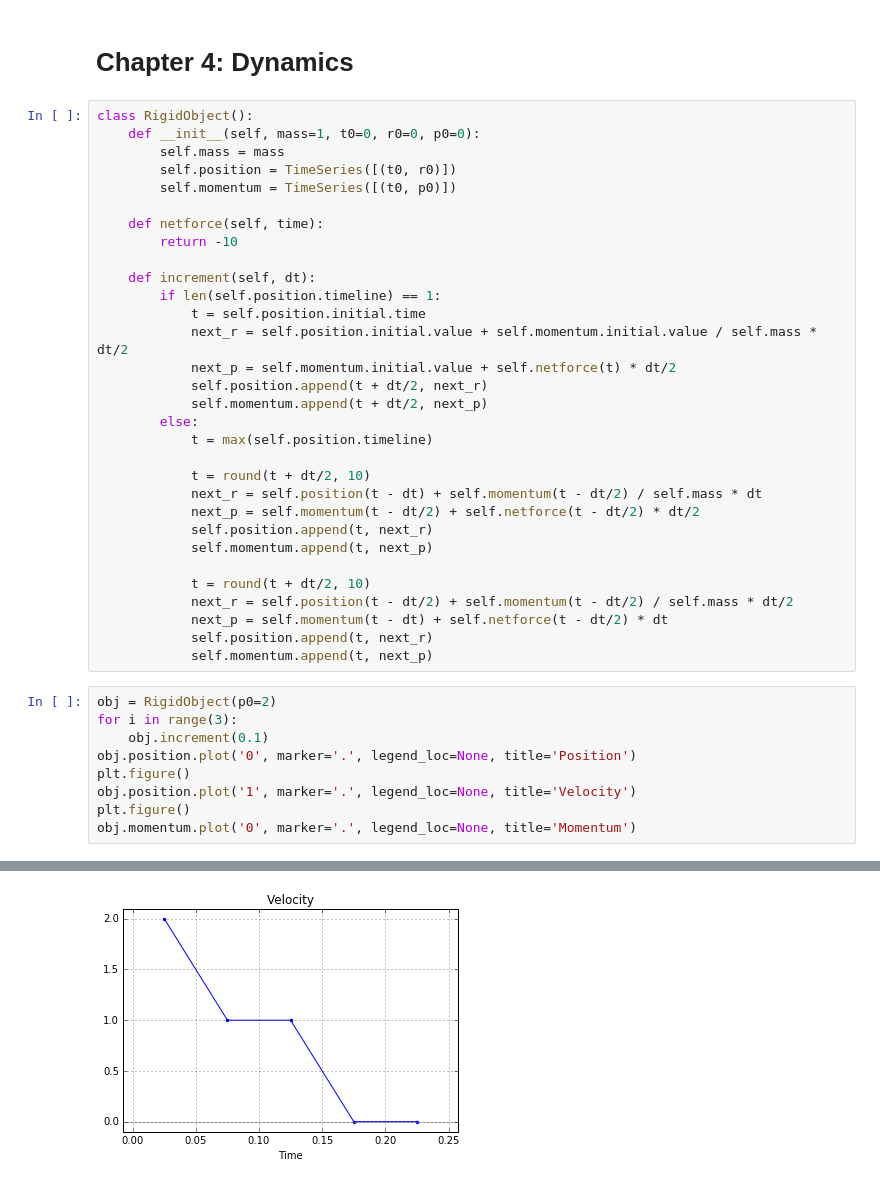
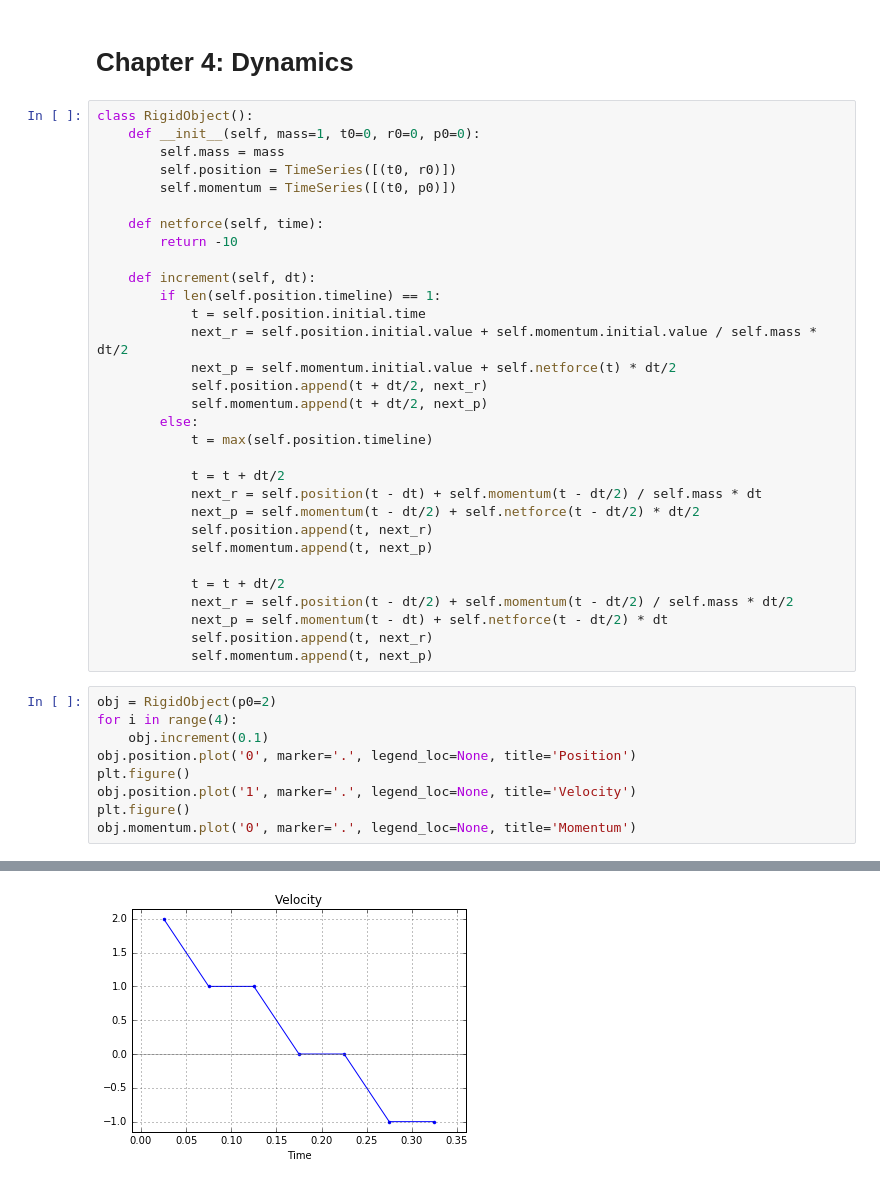
Before and after one commit to dulrich15/p200, a Jupyter notebook: p200 v06.ipynb, the cells around one changed output, grey strips where cells are left out. Cells and saved outputs as stored; diff of their text form.

```diff
--- a/p200 v06.ipynb
+++ b/p200 v06.ipynb
@@ -223,20 +223,20 @@ class RigidObject():
         else:
             t = max(self.position.timeline)
 
-            t = round(t + dt/2, 10)
+            t = t + dt/2
             next_r = self.position(t - dt) + self.momentum(t - dt/2) / self.mass * dt
             next_p = self.momentum(t - dt/2) + self.netforce(t - dt/2) * dt/2
             self.position.append(t, next_r)
             self.momentum.append(t, next_p)
 
-            t = round(t + dt/2, 10)
+            t = t + dt/2
             next_r = self.position(t - dt/2) + self.momentum(t - dt/2) / self.mass * dt/2
             next_p = self.momentum(t - dt) + self.netforce(t - dt/2) * dt
             self.position.append(t, next_r)
             self.momentum.append(t, next_p)
 # %%
 obj = RigidObject(p0=2)
-for i in range(3):
+for i in range(4):
     obj.increment(0.1)
 obj.position.plot('0', marker='.', legend_loc=None, title='Position')
 plt.figure()
@@ -248 +248 @@ obj.momentum.plot('0', marker='.', legend_loc=None, title='Momentum')
-[figure, old version]
+[figure, new version]
```
Also changed, not shown: parts of 1 cell of this notebook, 1 other file.
